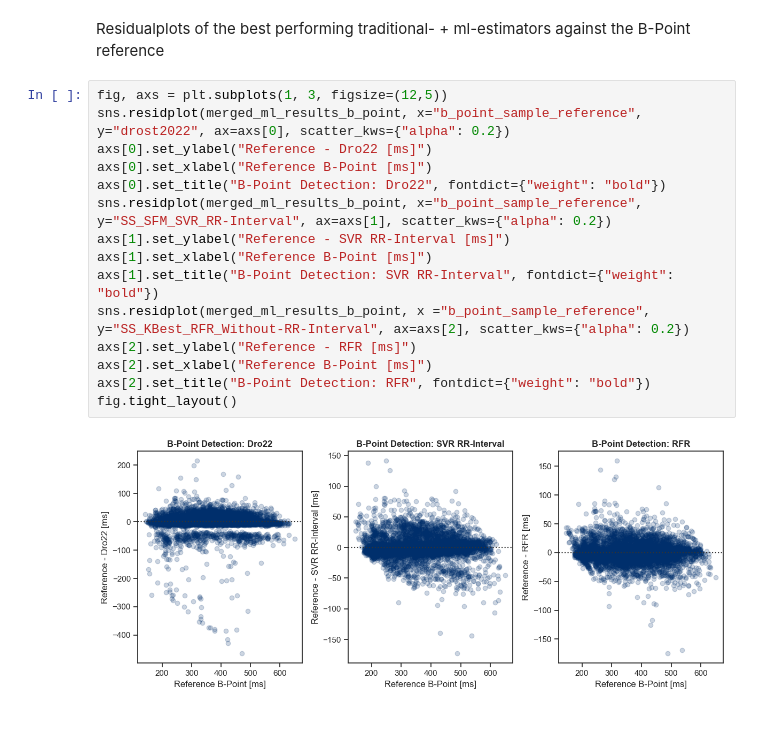
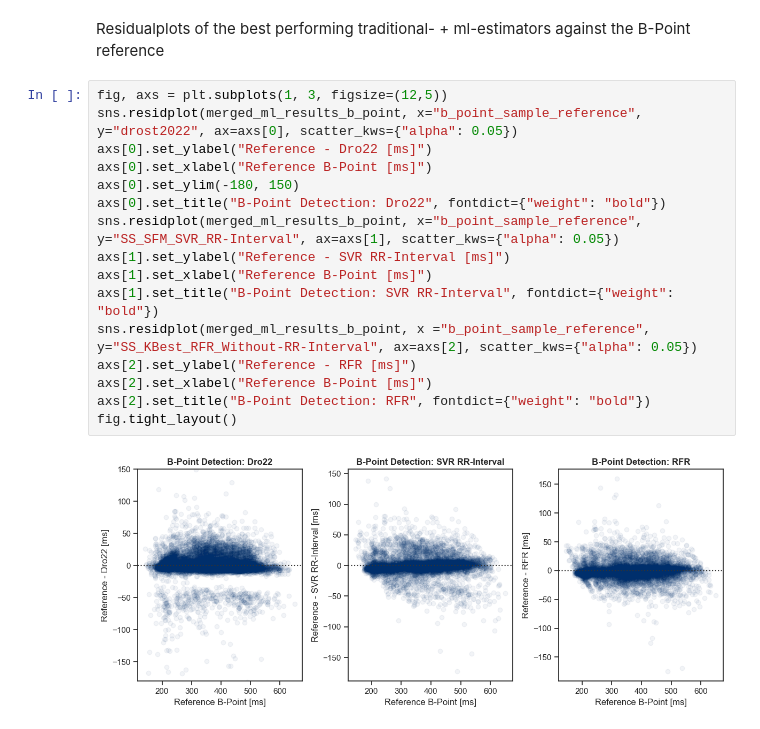
Before and after one commit to empkins/pepbench, a Jupyter notebook: experiments/pep_algorithm_benchmarking/notebooks/ML_analysis/Plotting/Plotting_B_Point.ipynb, the cells around one changed output. Drawn from its saved outputs; the diff is of its cells as text.

```diff
--- a/experiments/pep_algorithm_benchmarking/notebooks/ML_analysis/Plotting/Plotting_B_Point.ipynb
+++ b/experiments/pep_algorithm_benchmarking/notebooks/ML_analysis/Plotting/Plotting_B_Point.ipynb
@@ -155,18 +155,19 @@ sns.boxplot(guardian_data, x="phase", y="SVR RR-Interval", hue="phase", order=["
 Residualplots of the best performing traditional- + ml-estimators against the B-Point reference
 # %%
 fig, axs = plt.subplots(1, 3, figsize=(12,5))
-sns.residplot(merged_ml_results_b_point, x="b_point_sample_reference", y="drost2022", ax=axs[0], scatter_kws={"alpha": 0.2})
+sns.residplot(merged_ml_results_b_point, x="b_point_sample_reference", y="drost2022", ax=axs[0], scatter_kws={"alpha": 0.05})
 axs[0].set_ylabel("Reference - Dro22 [ms]")
 axs[0].set_xlabel("Reference B-Point [ms]")
+axs[0].set_ylim(-180, 150)
 axs[0].set_title("B-Point Detection: Dro22", fontdict={"weight": "bold"})
-sns.residplot(merged_ml_results_b_point, x="b_point_sample_reference", y="SS_SFM_SVR_RR-Interval", ax=axs[1], scatter_kws={"alpha": 0.2})
+sns.residplot(merged_ml_results_b_point, x="b_point_sample_reference", y="SS_SFM_SVR_RR-Interval", ax=axs[1], scatter_kws={"alpha": 0.05})
 axs[1].set_ylabel("Reference - SVR RR-Interval [ms]")
 axs[1].set_xlabel("Reference B-Point [ms]")
 axs[1].set_title("B-Point Detection: SVR RR-Interval", fontdict={"weight": "bold"})
-sns.residplot(merged_ml_results_b_point, x ="b_point_sample_reference", y="SS_KBest_RFR_Without-RR-Interval", ax=axs[2], scatter_kws={"alpha": 0.2})
+sns.residplot(merged_ml_results_b_point, x ="b_point_sample_reference", y="SS_KBest_RFR_Without-RR-Interval", ax=axs[2], scatter_kws={"alpha": 0.05})
 axs[2].set_ylabel("Reference - RFR [ms]")
 axs[2].set_xlabel("Reference B-Point [ms]")
 axs[2].set_title("B-Point Detection: RFR", fontdict={"weight": "bold"})
 fig.tight_layout()
 # %% [output]
-[figure, old version]
+[figure, new version]
```
Also changed, not shown: 4 other files.
